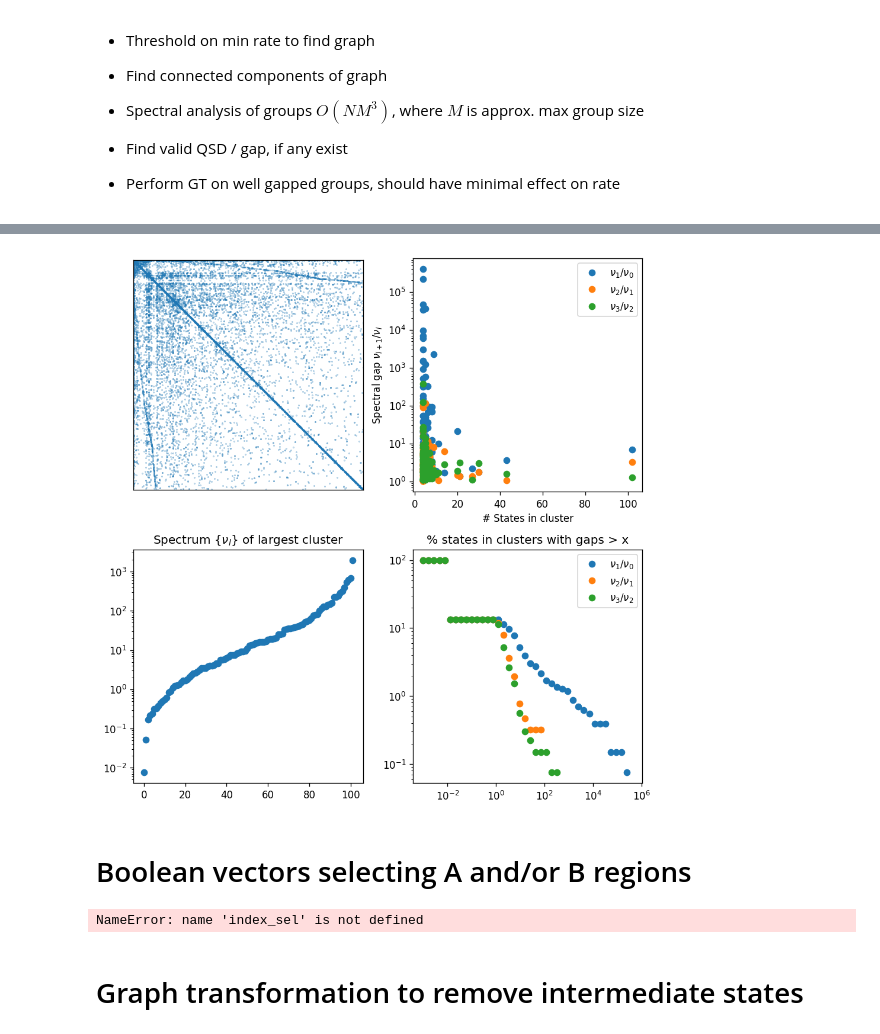
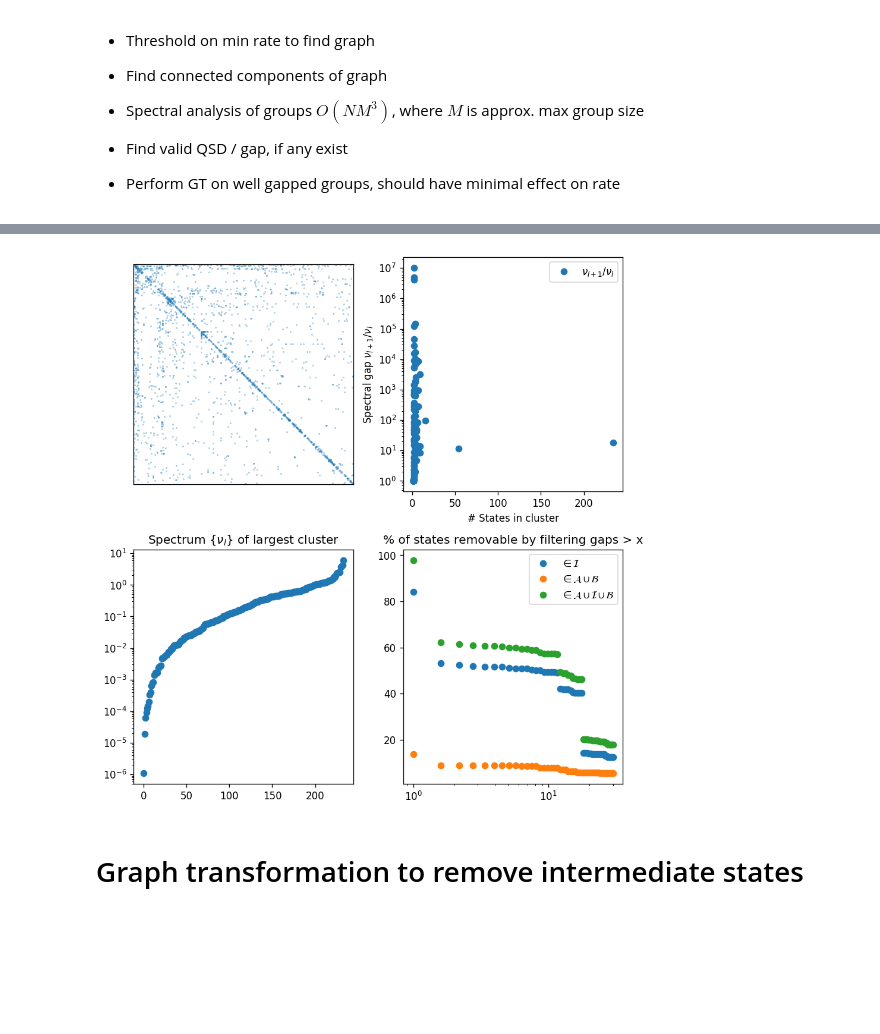
Before and after one commit to tomswinburne/PyGT, a Jupyter notebook: graph_transformation_RG.ipynb, the cells around one changed output, grey strips where cells are left out. Drawn from its saved outputs; the diff is of its cells as text; code cells hidden in the pictures; blank space fills up the shorter version.

```diff
--- a/graph_transformation_RG.ipynb
+++ b/graph_transformation_RG.ipynb
@@ -12,8 +14,7 @@ import scipy.linalg as spla
 import matplotlib.pyplot as plt
 from matplotlib.colors import LogNorm
 # %%
-
-data_path = "KTN_data/LJ38/10k/"
+data_path = "KTN_data/LJ38/4k"
 
 # Do we force the generation of the KTN from data, or see if it is in the "cache"
 generate = True
@@ -22,16 +23,9 @@ generate = True
 brute = True
 
 # inverse temperature
-beta = 12.0
+beta = 1.0/0.15#20.0#1.0/0.15#12.0
 
 # truncation
-Nmax = 15000
+Nmax = None
 # %% [markdown]
 # Load Data
-# %%
-
-beta, B, K, D, N, u, s, kt, kcon, Emin, index_sel = load_save_mat(path=data_path,beta=beta,Emax=None,Nmax=Nmax,generate=generate)
-D = np.ravel(K.sum(axis=0))
-BF = beta*u-s
-
-print("N_states:",N,"N_transitions:",K.data.size)
@@ -89,61 +149,50 @@ print(n_components,labels.size,bc.max(),bc.size,gaps[bc.argmax()])
 # %%
 fig,ax = plt.subplots(2,2,figsize=(8,8),dpi=120)
 
 sel = labels==bc.argmax()
 v = spla.eigvals(mK[sel,:][:,sel].todense()).real
 ax[1,0].semilogy(v[v.argsort()],'o')
 
-selection = gaps.max(axis=1)>0.01
+selection = gaps[:,0]>=1.0
 
 x = np.exp(np.linspace(np.log(0.001),np.log(gaps.max()),40))
-for i in range(n_gaps):
-    ax[0,1].semilogy(bc[selection],gaps[selection][:,i],'o',label=r"$\nu_%d/\nu_%d$" % (i+1,i))
+ax[0,1].semilogy(bc[selection],gaps[selection][:,0],'o',label=r"$\nu_{l+1}/\nu_l$")
+#ax[0,1].set_xticks(np.arange(20))
+
+ns = np.zeros((50,2))
+gg = np.linspace(1.,30.,ns.shape[0])
+for ii,ll in enumerate(gg):
+    ns[ii][0] = gaps[(gaps[:,0]>=ll)*(gaps[:,2].astype(bool)),1].sum()/float(N) * 100.0
+    ns[ii][1] = gaps[(gaps[:,0]>=ll)*(~gaps[:,2].astype(bool)),1].sum()/float(N) * 100.0
 
 
-    y = np.r_[[100.0*bc[gaps[:,i]>_x].sum()/N for _x in x]]
-    ax[1,1].loglog(x,y,'o',label=r"$\nu_%d/\nu_%d$" % (i+1,i))
+
+
+ax[1,1].semilogx(gg,ns[:,1],'o',label=r"$\in\mathcal{I}$")
+ax[1,1].semilogx(gg,ns[:,0],'o',label=r"$\in\mathcal{A\cup B}$")
+ax[1,1].semilogx(gg,ns[:,0]+ns[:,1],'o',label=r"$\in\mathcal{A\cup I\cup B}$")
 
 ax[0,1].legend()
 ax[1,1].legend()
+
 ax[0,0].spy(K,markersize=0.1)
 
 ax[0,0].set_xticks([])
 ax[0,0].set_yticks([])
 
 
 ax[0,1].set_ylabel(r"Spectral gap $\nu_{l+1}/\nu_l$")
 ax[0,1].set_xlabel("# States in cluster")
 
 ax[1,0].set_title(r"Spectrum $\{\nu_l\}$ of largest cluster")
 
 
 
-ax[1,1].set_title("% states in clusters with gaps > x")
+ax[1,1].set_title("% of states removable by filtering gaps > x")
 
 plt.tight_layout()
 # %% [output]
-[figure, old version]
+[figure, new version]
-# %% [markdown]
-# Boolean vectors selecting A and/or B regions
-# %%
-keep = np.zeros(index_sel.size,bool)
-keep[np.loadtxt(os.path.join(data_path,'min_ico')).astype(int)-1] = True
-B_states = keep[index_sel]
-
-keep = np.zeros(index_sel.size,bool)
-keep[np.loadtxt(os.path.join(data_path,'min_oct')).astype(int)-1] = True
-A_states = keep[index_sel]
-
-basins = B_states + A_states
-
-inter_region = ~basins
-
-names = ["oct","ico"]
-
-print("\n\t%d %s STATES <-> %d %s STATES\n" % (A_states.sum(),names[0],B_states.sum(),names[1]))
-print("\n\tbeta:",beta," N_states:",N,"N_rates:",K.data.size,"\n\n")
-# %% [output]
-NameError: name 'index_sel' is not defined
 # %% [markdown]
 # Graph transformation to remove intermediate states
 # %%
```
Also changed, not shown: parts of 10 cells of this notebook, 14 other files.
